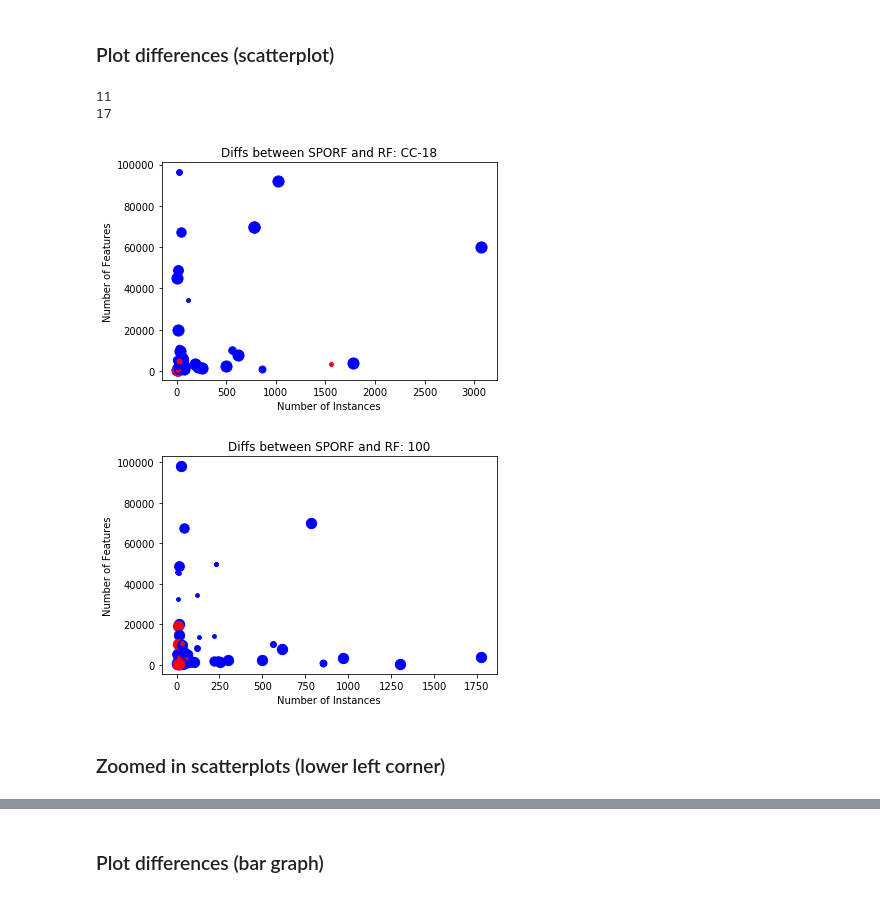
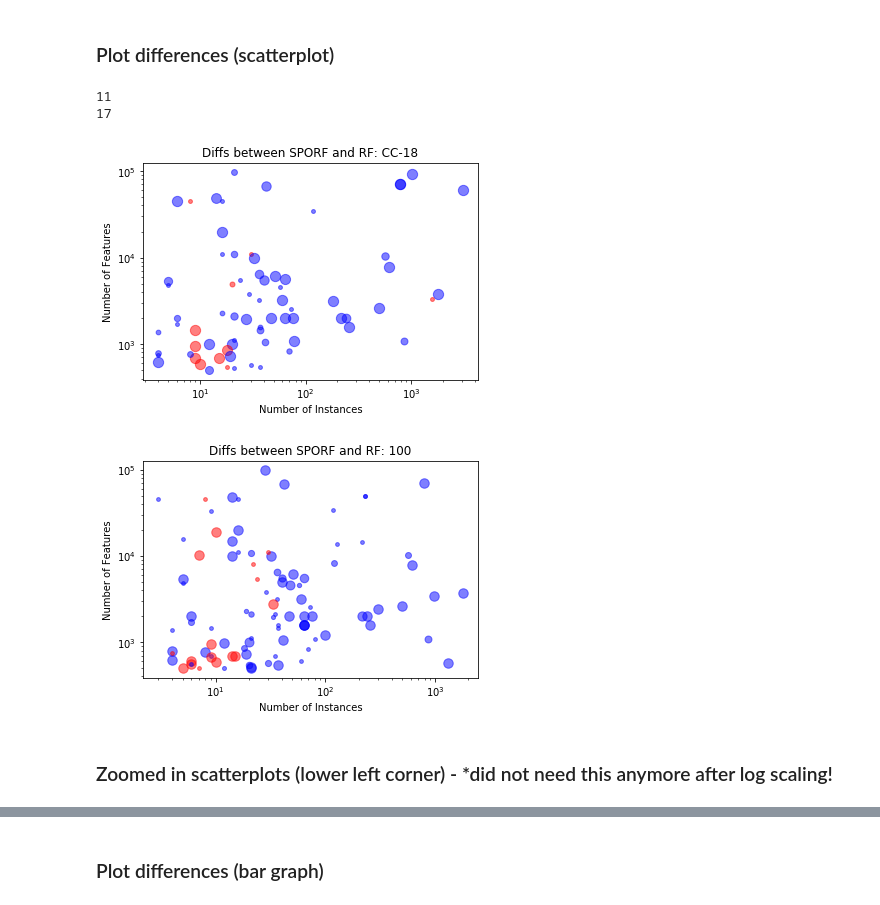
Before and after one commit to NeuroDataDesign/tealeaf, a Jupyter notebook: suyeon/code/OpenML_SPORF_vs_sklearnRF_default.ipynb, the cells around one changed output, grey strips where cells are left out. Saved outputs shown, nothing was run; the diff lists cells and outputs as text; code cells hidden in the pictures.

```diff
--- a/suyeon/code/OpenML_SPORF_vs_sklearnRF_default.ipynb
+++ b/suyeon/code/OpenML_SPORF_vs_sklearnRF_default.ipynb
@@ -183,39 +183,43 @@ for i in range(len(acc_diffs_100)):
         if acc_diffs_100[i] < (d*-1):
             Dacc_diffs_100[i] = d*-1
 # print(np.sort(acc_diffs_100))
 
 red_CC18 = 0
 plt.figure()
 for i in range(len(Dacc_diffs_CC18)):
     if Dacc_diffs_CC18[i] > 0:
-        plt.plot(dimen_CC18[i][1],dimen_CC18[i][0],'bo',MarkerSize = (Dacc_diffs_CC18[i])*500)
+        plt.plot(dimen_CC18[i][1],dimen_CC18[i][0],'bo',MarkerSize = (Dacc_diffs_CC18[i])*500,alpha=0.5)
     else:
-        plt.plot(dimen_CC18[i][1],dimen_CC18[i][0],'ro',MarkerSize = (Dacc_diffs_CC18[i])*-500)
+        plt.plot(dimen_CC18[i][1],dimen_CC18[i][0],'ro',MarkerSize = (Dacc_diffs_CC18[i])*-500,alpha=0.5)
         red_CC18 += 1
 plt.xlabel('Number of Instances')
 plt.ylabel('Number of Features')
+plt.xscale('log')
+plt.yscale('log')
 plt.title('Diffs between SPORF and RF: CC-18')
 
 print(red_CC18)
 
 red_100 = 0
 plt.figure()
 for i in range(len(Dacc_diffs_100)):
     if Dacc_diffs_100[i] > 0:
-        plt.plot(dimen_100[i][1],dimen_100[i][0],'bo',MarkerSize = (Dacc_diffs_100[i])*500)
+        plt.plot(dimen_100[i][1],dimen_100[i][0],'bo',MarkerSize = (Dacc_diffs_100[i])*500,alpha=0.5)
     else:
-        plt.plot(dimen_100[i][1],dimen_100[i][0],'ro',MarkerSize = (Dacc_diffs_100[i])*-500)
+        plt.plot(dimen_100[i][1],dimen_100[i][0],'ro',MarkerSize = (Dacc_diffs_100[i])*-500,alpha=0.5)
         red_100 += 1
 plt.xlabel('Number of Instances')
 plt.ylabel('Number of Features')
+plt.xscale('log')
+plt.yscale('log')
 plt.title('Diffs between SPORF and RF: 100')
 
 print(red_100)
 # %% [output]
 11
 17
-[figure, old version]
+[figure, new version]
-[figure, old version]
+[figure, new version]
 # %% [markdown]
-### Zoomed in scatterplots (lower left corner)
+### Zoomed in scatterplots (lower left corner) - *did not need this anymore after log scaling!
 # %%
```
Also changed, not shown: parts of 1 cell of this notebook, 2 other files.
